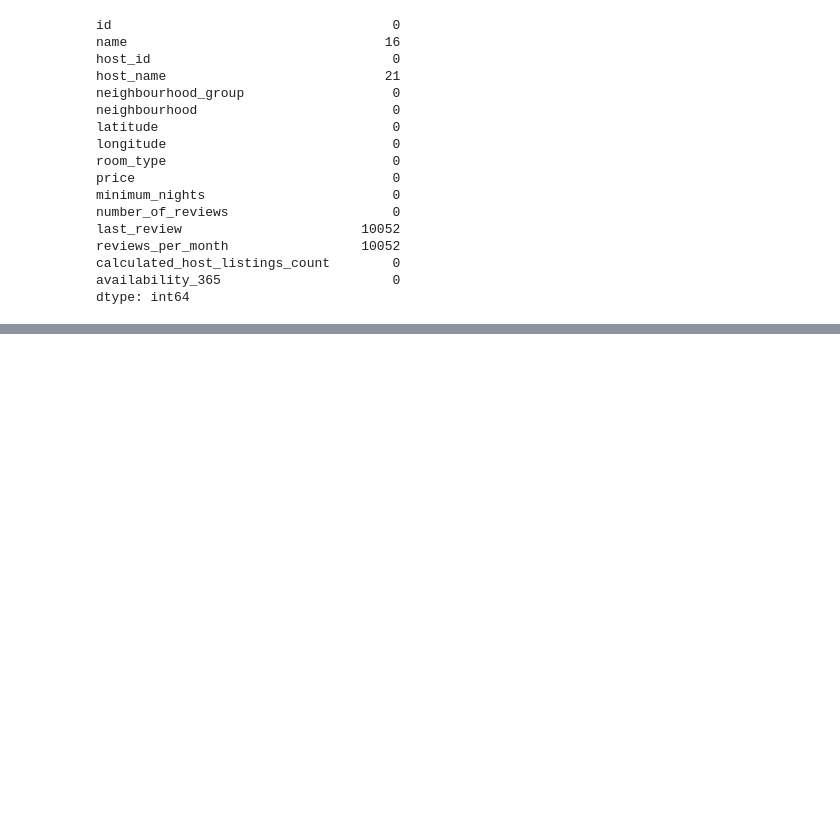
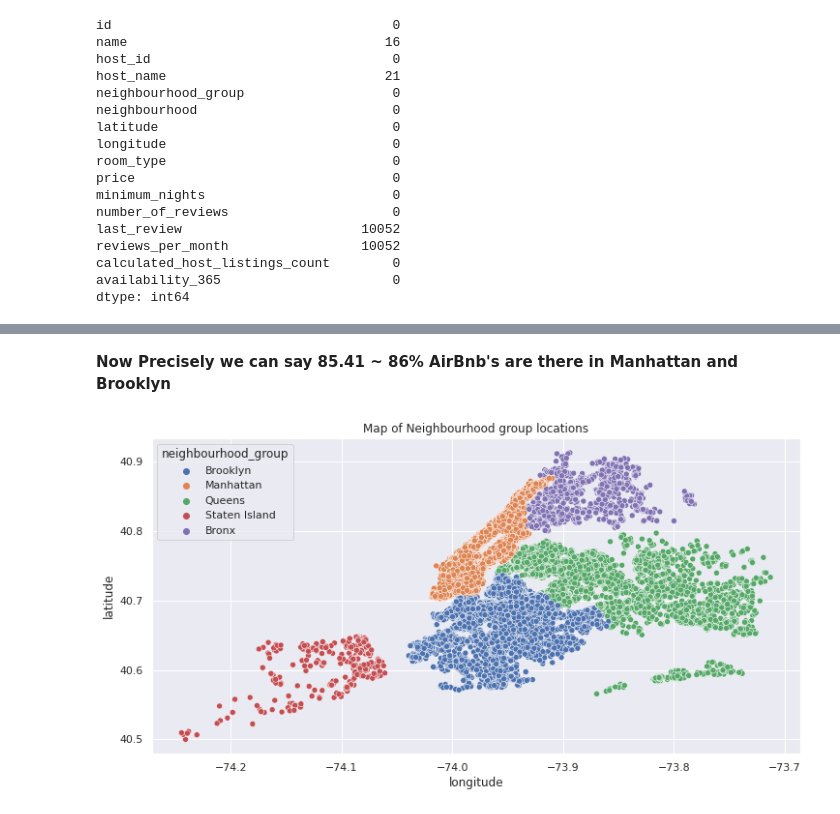
Before and after one commit to figureandfacts/Capstone-Project-Airbnb-Analysis, a Jupyter notebook: EDA_Capstone_Project_Airbnb_Booking_Analysis.ipynb, the cells around one changed output, grey strips where cells are left out. Cells and saved outputs as stored; diff of their text form; code cells hidden in the pictures; blank space fills up the shorter version.

```diff
--- a/EDA_Capstone_Project_Airbnb_Booking_Analysis.ipynb
+++ b/EDA_Capstone_Project_Airbnb_Booking_Analysis.ipynb
@@ -132,0 +290,10 @@ booking_df.describe() #getting the overall summary statistics for all numerical
+# %% [markdown]
+**Now Precisely we can say 85.41 ~ 86% AirBnb's are there in Manhattan and Brooklyn**
+# %%
+#scatter plot
+title = 'Map of Neighbourhood group locations'
+sns.set(rc={"figure.figsize":(12, 6)})
+sns.scatterplot(x = booking_df['longitude'], y = booking_df['latitude'], hue = booking_df['neighbourhood_group']).set_title(title)
+plt.show()
+# %% [output]
+[figure, added]
```
Also changed, not shown: parts of 67 cells of this notebook.
